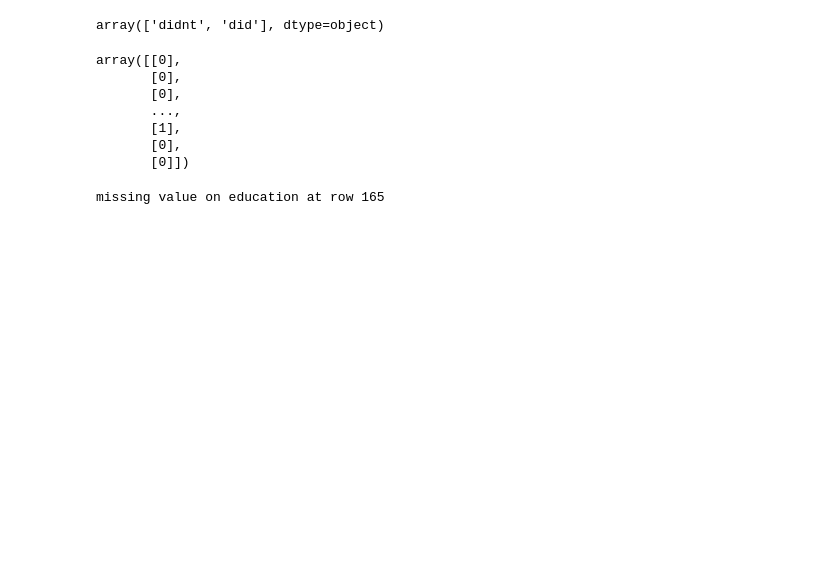
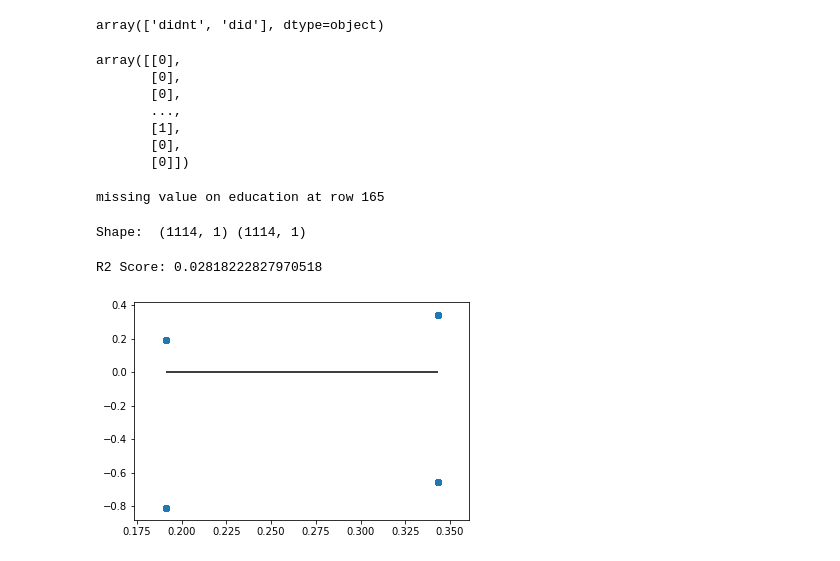
Before and after one commit to KathrynPanger/published_prayer_study, a Jupyter notebook: regression.ipynb, the cells around one changed output. Drawn from its saved outputs; the diff is of its cells as text; code cells hidden in the pictures; blank space fills up the shorter version.

Commit message:
more regression tests

```diff
--- a/regression.ipynb
+++ b/regression.ipynb
@@ -111,3 +111,31 @@ for answer in gss["degree"]:
 missingcounter=0
 # %% [output]
 missing value on education at row 165
+# %%
+#HOW TO: reshape variables
+x = np.array(sex).reshape(-1, 1)
+y = np.array(pray_anger).reshape(-1, 1)
+
+print("Shape: ", x.shape, y.shape)
+# %% [output]
+Shape:  (1114, 1) (1114, 1)
+# %%
+#HOW TO: estimate model
+from sklearn.linear_model import LogisticRegression
+model = LinearRegression()
+
+# Fitting our model with all of our features in X
+model.fit(x, y)
+
+score = model.score(x, y)
+print(f"R2 Score: {score}")
+# %% [output]
+R2 Score: 0.02818222827970518
+# %%
+#HOW TO: plot residuals
+predictions = model.predict(x)
+plt.scatter(predictions, predictions - y)
+plt.hlines(y=0, xmin=predictions.min(), xmax=predictions.max())
+plt.show()
+# %% [output]
+[figure, added]
```
Also changed, not shown: parts of 1 cell of this notebook.
